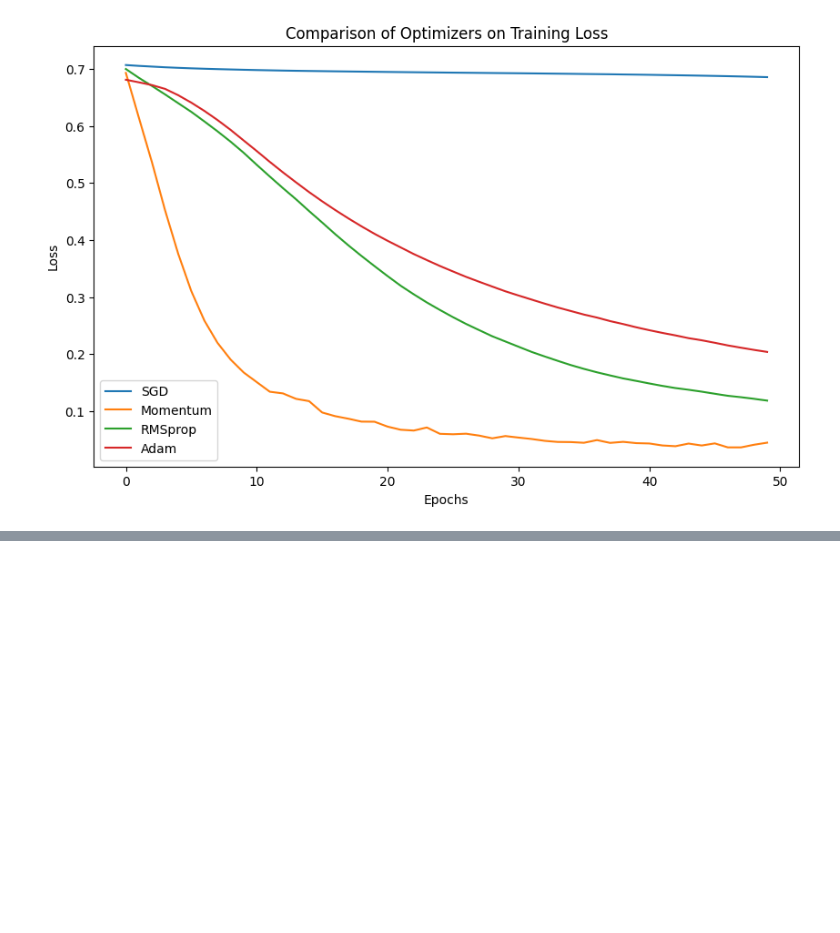
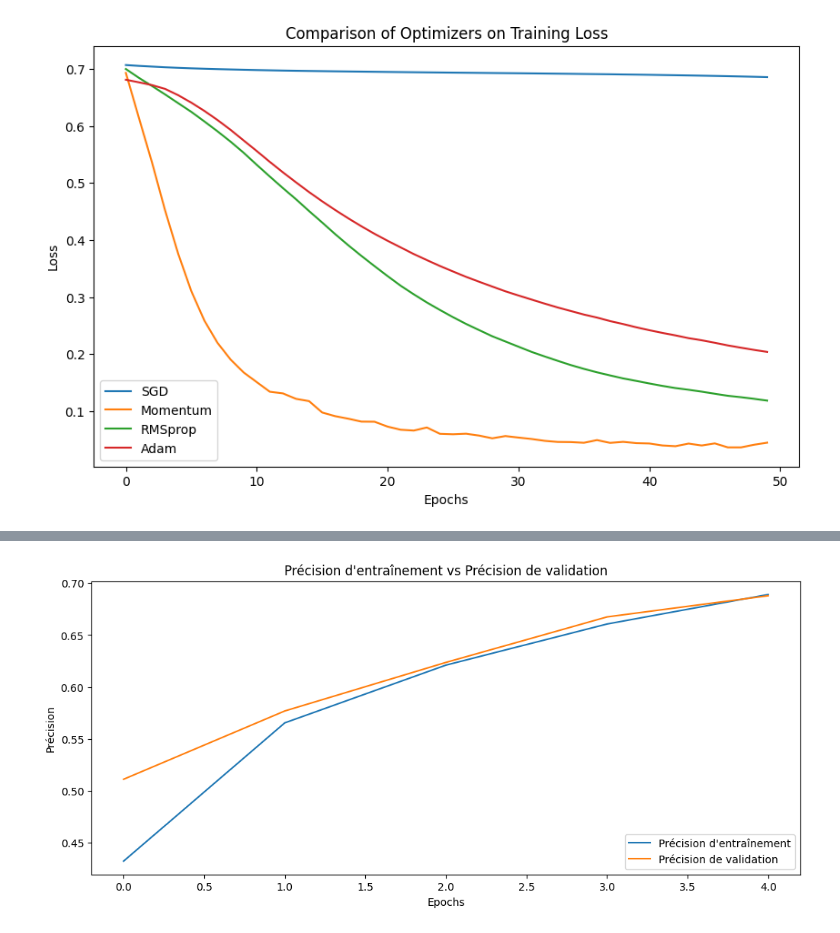
Before and after one commit to imajdadi/GenAiMachineBootcamp, a Jupyter notebook: GenAiMachineBootcamp/Week4/Day2/Cours/cours.ipynb, the cells around one changed output, grey strips where cells are left out. Cells and saved outputs as stored; diff of their text form; code cells hidden in the pictures; blank space fills up the shorter version.

```diff
--- a/GenAiMachineBootcamp/Week4/Day2/Cours/cours.ipynb
+++ b/GenAiMachineBootcamp/Week4/Day2/Cours/cours.ipynb
@@ -56,0 +185,56 @@ Training with Adam optimizer...
+# %%
+import tensorflow as tf
+from tensorflow.keras.datasets import cifar10
+from tensorflow.keras.utils import to_categorical
+from tensorflow.keras.models import Sequential
+from tensorflow.keras import layers, models
+import matplotlib.pyplot as plt
+from tensorflow.keras.layers import Dense, Flatten, Dropout, Conv2D, MaxPooling2D, BatchNormalization
+
+# Load the CIFAR-10 dataset
+(X_train, y_train), (X_test, y_test) = cifar10.load_data()
+
+# Normalize pixel values to [0, 1]
+X_train = X_train / 255.0
+X_test = X_test / 255.0
+
+# One-hot encode labels
+y_train = to_categorical(y_train, 10)
+y_test = to_categorical(y_test, 10)
+
+# Définir le modèle
+model = models.Sequential([
+    layers.Conv2D(32, (3, 3), activation='relu', input_shape=(32, 32, 3)),
+    layers.MaxPooling2D((2, 2)),
+
+    layers.Conv2D(64, (3, 3), activation='relu'),
+    layers.MaxPooling2D((2, 2)),
+
+    layers.Conv2D(64, (3, 3), activation='relu'),
+
+    layers.Flatten(),
+    layers.Dense(64, activation='relu'),
+    layers.Dense(10, activation='softmax')  # 10 classes de CIFAR-10
+])
+# Compile the model
+model.compile(optimizer='adam', loss='categorical_crossentropy', metrics=['accuracy'])
+
+# Évaluer le modèle sur l'ensemble de test
+test_loss, test_acc = model.evaluate(X_test, y_test, verbose=2)
+print(f"Précision sur l'ensemble de test: {test_acc * 100:.2f}%")
+
+
+# Train the model
+history = model.fit(X_train, y_train, epochs=5, batch_size=64, validation_data=(X_test, y_test))
+
+# Tracer les courbes de perte et de précision
+plt.figure(figsize=(12, 5))
+
+plt.plot(history.history['accuracy'], label='Précision d\'entraînement')
+plt.plot(history.history['val_accuracy'], label='Précision de validation')
+plt.xlabel('Epochs')
+plt.ylabel('Précision')
+plt.title('Précision d\'entraînement vs Précision de validation')
+plt.legend(loc='lower right')
+plt.show()
+# %% [output]
@@ -56,0 +253 @@ Training with Adam optimizer...
+[figure, added]
```
Also changed, not shown: parts of 4 cells of this notebook, 5 other files.
